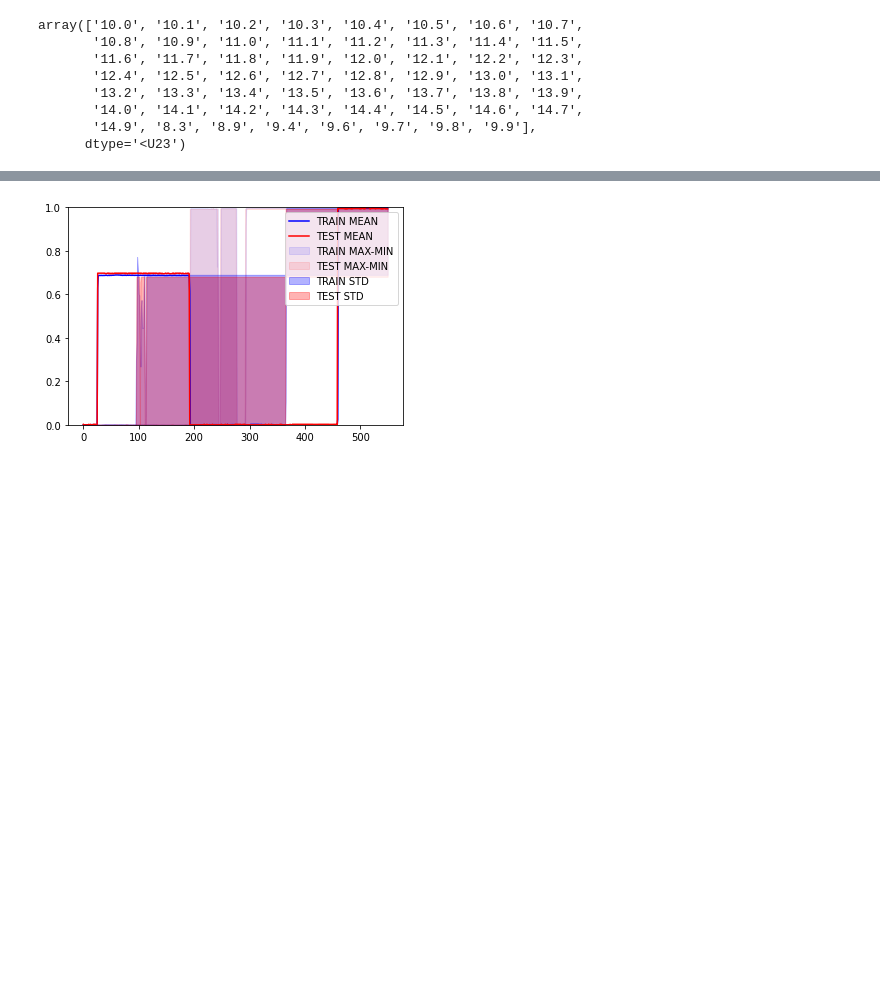
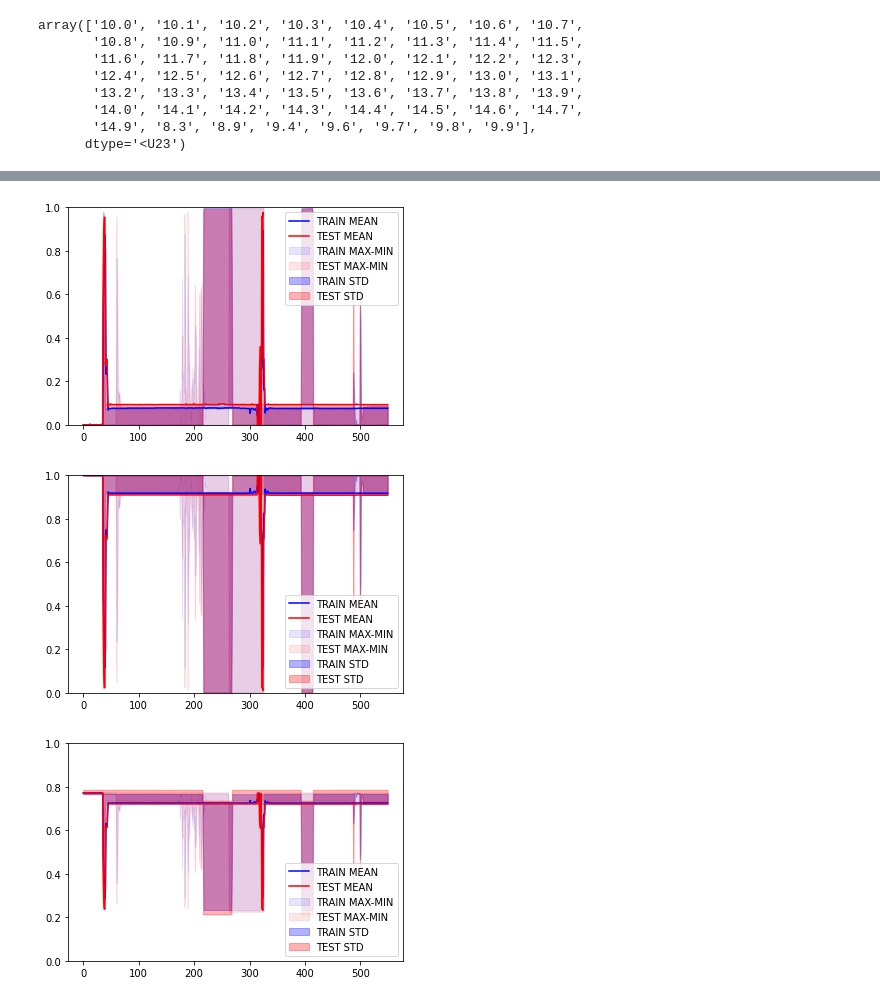
Before and after one commit to Abdigal1/LIIARPI_1, a Jupyter notebook: SLIC_GAT/SLIC_GAT_PRUEBAS.ipynb, the cells around one changed output, grey strips where cells are left out. Cells and saved outputs as stored; diff of their text form; code cells hidden in the pictures; blank space fills up the shorter version.

```diff
--- a/SLIC_GAT/SLIC_GAT_PRUEBAS.ipynb
+++ b/SLIC_GAT/SLIC_GAT_PRUEBAS.ipynb
@@ -103,11 +103,13 @@ last_results_10f_unsampled_mh.npy
 # %%
 os.listdir()
-res_dir="MMhh_SelFR_v8_4Cl"
+res_dir="MMhh_SelFR_v8_BinCl"
 
 lr=np.load(os.path.join(pth,res_dir,'last_results_10f_unsampled_hh.npy'),allow_pickle=True)
 
 lra=np.load(os.path.join(pth,res_dir,'last_results_abs_10f_unsampled_hh.npy'),allow_pickle=True)
 
+lspe=np.load(os.path.join(pth,res_dir,'last_results_specificity_10f_unsampled_hh.npy'),allow_pickle=True)
+lsen=np.load(os.path.join(pth,res_dir,'last_results_sensitivity_10f_unsampled_hh.npy'),allow_pickle=True)
 lTP=np.load(os.path.join(pth,res_dir,'last_results_TP_10f_unsampled_hh.npy'),allow_pickle=True)
 lTN=np.load(os.path.join(pth,res_dir,'last_results_TN_10f_unsampled_hh.npy'),allow_pickle=True)
 lFN=np.load(os.path.join(pth,res_dir,'last_results_FN_10f_unsampled_hh.npy'),allow_pickle=True)
@@ -213,13 +221,19 @@ flFN_v=np.vectorize(lambda lTP,i:np.array(lTP[i]['valid_acc_abs']),
 # %%
 #(folds,epochs,classes)
 flTP_t=np.vectorize(lambda lTP,i:np.array(lTP[i]['train_acc_abs']),
-             signature="(),()->(j,i)")(lTP.reshape(1,)[0],np.array(list(lTP.reshape(1,)[0].keys())))*300
+             signature="(),()->(j,i)")(lTP.reshape(1,)[0],np.array(list(lTP.reshape(1,)[0].keys())))*1
 flTN_t=np.vectorize(lambda lTP,i:np.array(lTP[i]['train_acc_abs']),
-             signature="(),()->(j,i)")(lTN.reshape(1,)[0],np.array(list(lTN.reshape(1,)[0].keys())))*300
+             signature="(),()->(j,i)")(lTN.reshape(1,)[0],np.array(list(lTN.reshape(1,)[0].keys())))*1
 flFP_t=np.vectorize(lambda lTP,i:np.array(lTP[i]['train_acc_abs']),
-             signature="(),()->(j,i)")(lFP.reshape(1,)[0],np.array(list(lFP.reshape(1,)[0].keys())))*300
+             signature="(),()->(j,i)")(lFP.reshape(1,)[0],np.array(list(lFP.reshape(1,)[0].keys())))*1
 flFN_t=np.vectorize(lambda lTP,i:np.array(lTP[i]['train_acc_abs']),
-             signature="(),()->(j,i)")(lFN.reshape(1,)[0],np.array(list(lFN.reshape(1,)[0].keys())))*300
+             signature="(),()->(j,i)")(lFN.reshape(1,)[0],np.array(list(lFN.reshape(1,)[0].keys())))*1
+
+flsen_t=np.vectorize(lambda lTP,i:np.array(lTP[i]['train_acc_abs']),
+             signature="(),()->(j,i)")(lFN.reshape(1,)[0],np.array(list(lsen.reshape(1,)[0].keys())))*1
+
+flspe_t=np.vectorize(lambda lTP,i:np.array(lTP[i]['train_acc_abs']),
+             signature="(),()->(j,i)")(lFN.reshape(1,)[0],np.array(list(lspe.reshape(1,)[0].keys())))*1
 # %%
 fsen_v=flTP_v/(flTP_v+flFN_v)
 fspe_v=flTN_v/(flFP_v+flTN_v)
@@ -230,24 +244,61 @@ fspe_t=flTN_t/(flFP_t+flTN_t)
 acccl_t=(flTN_t+flTP_t)/(flFP_t+flFN_t+flTN_t+flTP_t)
 # %%
 import matplotlib.pyplot as plt
-tt_aa=fsen_t[:,:,2]
-vv_aa=fsen_v[:,:,2]
+cl=2
+tt_aa=fsen_t[:,:,cl]
+vv_aa=fsen_v[:,:,cl]
 
 init=0
 plt.fill_between(x=np.arange(tt_aa[1][init:].shape[0]),y1=tt_aa[1][init:],y2=tt_aa[0][init:],color='b',alpha=0.1, label = "TRAIN MAX-MIN")
 plt.fill_between(x=np.arange(tt_aa[1][init:].shape[0]),y1=vv_aa[1][init:],y2=vv_aa[0][init:],color='r',alpha=0.1, label = "TEST MAX-MIN")
 
 plt.fill_between(x=np.arange(tt_aa[1][init:].shape[0]),y1=tt_aa[3][init:],y2=tt_aa[4][init:],color='b',alpha=0.3, label = "TRAIN STD")
 plt.fill_between(x=np.arange(tt_aa[1][init:].shape[0]),y1=vv_aa[3][init:],y2=vv_aa[4][init:],color='r',alpha=0.3, label = "TEST STD")
 
 plt.plot(tt_aa[2][init:],'b', label = "TRAIN MEAN")
 plt.plot(vv_aa[2][init:],'r', label = "TEST MEAN")
 
 plt.ylim(0,1)
 plt.legend()
 plt.show()
+
+tt_aa=fspe_t[:,:,cl]
+vv_aa=fspe_v[:,:,cl]
+
+init=0
+plt.fill_between(x=np.arange(tt_aa[1][init:].shape[0]),y1=tt_aa[1][init:],y2=tt_aa[0][init:],color='b',alpha=0.1, label = "TRAIN MAX-MIN")
+plt.fill_between(x=np.arange(tt_aa[1][init:].shape[0]),y1=vv_aa[1][init:],y2=vv_aa[0][init:],color='r',alpha=0.1, label = "TEST MAX-MIN")
+
+plt.fill_between(x=np.arange(tt_aa[1][init:].shape[0]),y1=tt_aa[3][init:],y2=tt_aa[4][init:],color='b',alpha=0.3, label = "TRAIN STD")
+plt.fill_between(x=np.arange(tt_aa[1][init:].shape[0]),y1=vv_aa[3][init:],y2=vv_aa[4][init:],color='r',alpha=0.3, label = "TEST STD")
+
+plt.plot(tt_aa[2][init:],'b', label = "TRAIN MEAN")
+plt.plot(vv_aa[2][init:],'r', label = "TEST MEAN")
+
+plt.ylim(0,1)
+plt.legend()
+plt.show()
+
+tt_aa=acccl_t[:,:,cl]
+vv_aa=acccl_v[:,:,cl]
+
+init=0
+plt.fill_between(x=np.arange(tt_aa[1][init:].shape[0]),y1=tt_aa[1][init:],y2=tt_aa[0][init:],color='b',alpha=0.1, label = "TRAIN MAX-MIN")
+plt.fill_between(x=np.arange(tt_aa[1][init:].shape[0]),y1=vv_aa[1][init:],y2=vv_aa[0][init:],color='r',alpha=0.1, label = "TEST MAX-MIN")
+
+plt.fill_between(x=np.arange(tt_aa[1][init:].shape[0]),y1=tt_aa[3][init:],y2=tt_aa[4][init:],color='b',alpha=0.3, label = "TRAIN STD")
+plt.fill_between(x=np.arange(tt_aa[1][init:].shape[0]),y1=vv_aa[3][init:],y2=vv_aa[4][init:],color='r',alpha=0.3, label = "TEST STD")
+
+plt.plot(tt_aa[2][init:],'b', label = "TRAIN MEAN")
+plt.plot(vv_aa[2][init:],'r', label = "TEST MEAN")
+
+plt.ylim(0,1)
+plt.legend()
+plt.show()
 # %% [output]
-[figure, old version]
+[figure, new version]
+[figure, added]
+[figure, added]
 # %%
 plt.title("accuracy")
 plt.plot(np.mean(acccl_t[:,-1,:],axis=0),'b', label = "TRAIN MEAN")
```
Also changed, not shown: parts of 9 cells of this notebook, 21 other files.
